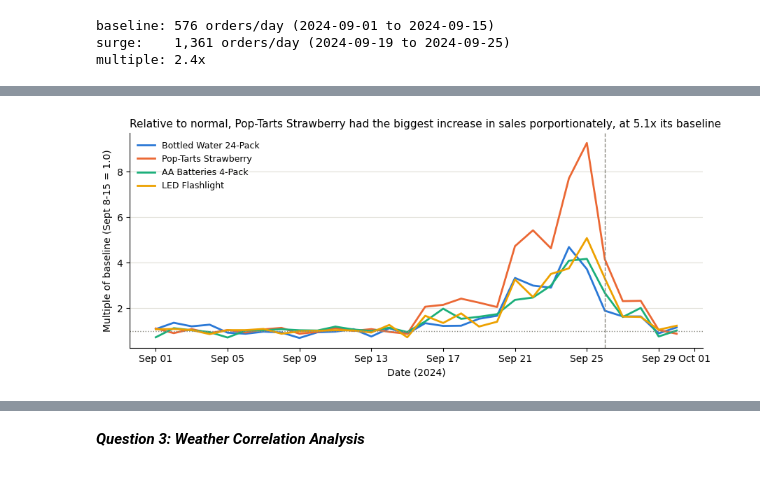
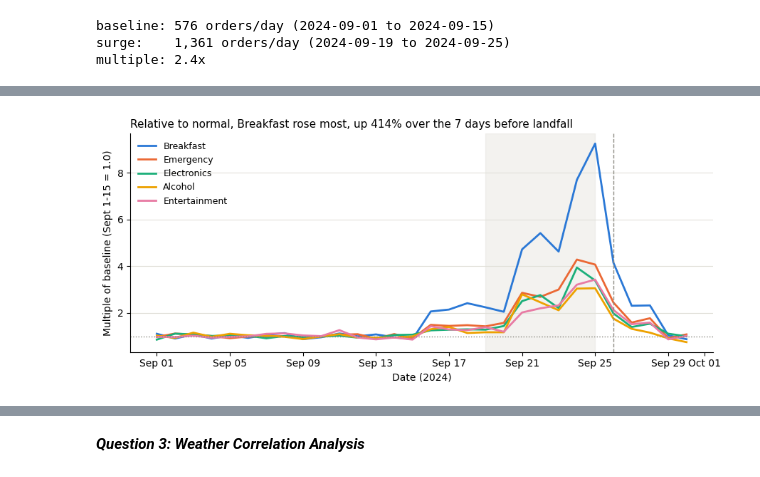
Before and after one commit to BenFreilichUVA/walmart-hurricane-project, a Jupyter notebook: notebooks/scratch/team_notebook.ipynb, the cells around one changed output, grey strips where cells are left out. Drawn from its saved outputs; the diff is of its cells as text; code cells hidden in the pictures.

```diff
--- a/notebooks/scratch/team_notebook.ipynb
+++ b/notebooks/scratch/team_notebook.ipynb
@@ -730,17 +732,17 @@ top mover: Pop-Tarts Strawberry at 5.1x baseline
 # %%
-# Pattern 1: raw units for the four products the storm story is about
-focus = ['Bottled Water 24-Pack', 'Pop-Tarts Strawberry', 'AA Batteries 4-Pack', 'LED Flashlight']
-peak_day = daily_units[focus].sum(axis=1).idxmax()
+# Pattern 1: raw units per day for the top 5 categories by % increase
+COLORS_5 = COLORS + ['#e87ba4']     # a fifth color for the fifth category
+peak_day = daily_cat[top5].sum(axis=1).idxmax()
 
 fig, ax = plt.subplots(figsize=(9, 4))
-for product, color in zip(focus, COLORS):
-    ax.plot(daily_units.index, daily_units[product], color=color, linewidth=2, label=product)
+for category, color in zip(top5, COLORS_5):
+    ax.plot(daily_cat.index, daily_cat[category], color=color, linewidth=2, label=category)
 ax.axvline(LANDFALL, linestyle='--', color=MUTED, linewidth=1)
+ax.axvspan(pd.Timestamp(SURGE[0]), pd.Timestamp(SURGE[1]), color='#e1e0d9', alpha=0.4, label='Surge window')
 ax.annotate('landfall', xy=(LANDFALL, ax.get_ylim()[1] * 0.95), xytext=(4, 0),
             textcoords='offset points', fontsize=9, color=MUTED)
-days_before = (LANDFALL - peak_day).days
-ax.set_title(f'Essential items climbed for ten days and peaked on {peak_day:%b %d}, {days_text(days_before)} before landfall',
-             loc='left', fontsize=11)
+ax.set_title(f'Top 5 categories climbed for ten days and peaked on {peak_day:%b %d}, '
+             f'{days_text((LANDFALL - peak_day).days)} before landfall', loc='left', fontsize=11)
 ax.set_xlabel('Date (2024)')
 ax.set_ylabel('Units sold per day')
 ax.legend(frameon=False, fontsize=9)
@@ -752,20 +754,21 @@ plt.show()
 # %%
-# Pattern 2: the same four products indexed to their own baseline, so each starts at 1.0
-indexed = daily_units[focus] / base_units[focus]
-lead = indexed.loc[SURGE[0]:SURGE[1]].mean().idxmax()
+# Pattern 2: the same 5 categories indexed to their own baseline, so each starts at 1.0
+indexed = daily_cat[top5] / base_cat[top5]
+lead = category_surge.index[0]
 
 fig, ax = plt.subplots(figsize=(9, 4))
-for product, color in zip(focus, COLORS):
-    ax.plot(indexed.index, indexed[product], color=color, linewidth=2, label=product)
+for category, color in zip(top5, COLORS_5):
+    ax.plot(indexed.index, indexed[category], color=color, linewidth=2, label=category)
 ax.axhline(1.0, linestyle=':', color=MUTED, linewidth=1)
 ax.axvline(LANDFALL, linestyle='--', color=MUTED, linewidth=1)
-ax.set_title(f'Relative to normal, {lead} had the biggest increase in sales porportionately, at {product_surge.loc[lead, "multiple"]:.1f}x its baseline',
-             loc='left', fontsize=11)
+ax.axvspan(pd.Timestamp(SURGE[0]), pd.Timestamp(SURGE[1]), color='#e1e0d9', alpha=0.4)
+ax.set_title(f'Relative to normal, {lead} rose most, up {category_surge.loc[lead, "pct_increase"]:.0f}% '
+             f'over the 7 days before landfall', loc='left', fontsize=11)
 ax.set_xlabel('Date (2024)')
-ax.set_ylabel('Multiple of baseline (Sept 8-15 = 1.0)')
+ax.set_ylabel('Multiple of baseline (Sept 1-15 = 1.0)')
 ax.legend(frameon=False, fontsize=9)
 tidy(ax, dates=True)
 plt.tight_layout()
 plt.show()
 # %% [output]
-[figure, old version]
+[figure, new version]
```
Also changed, not shown: parts of 8 cells of this notebook.
